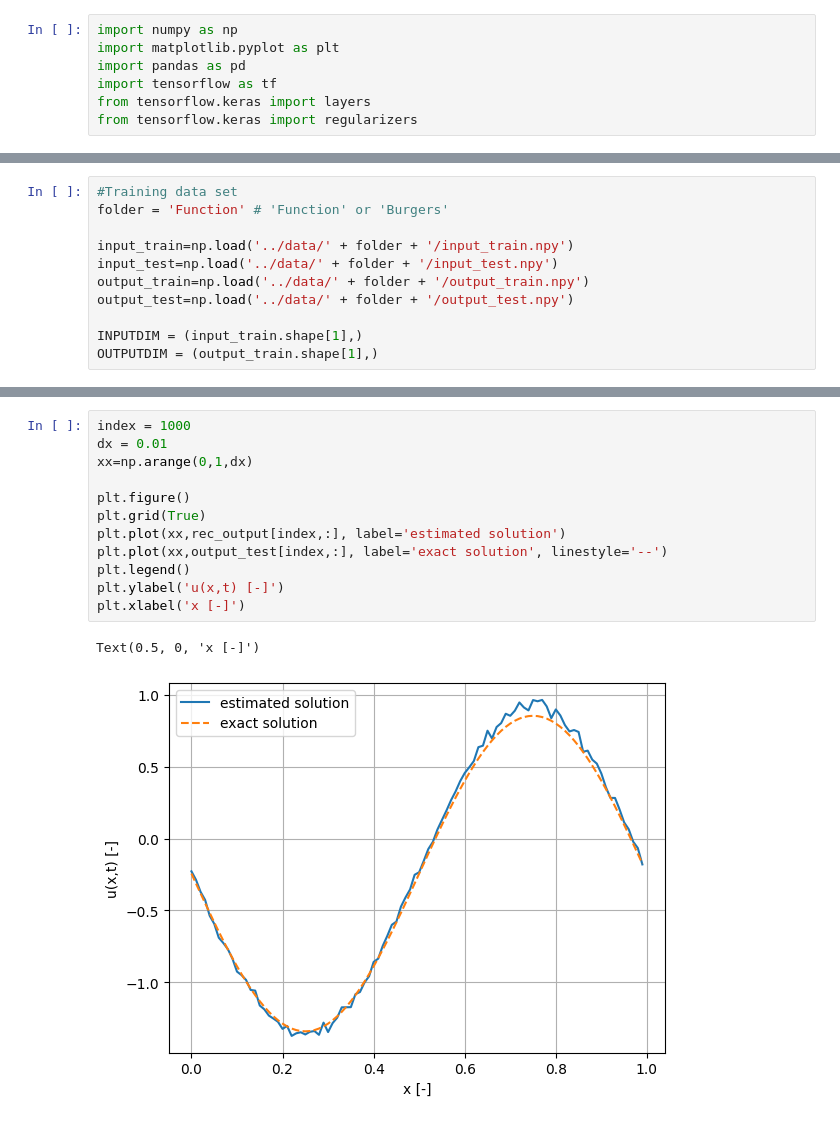
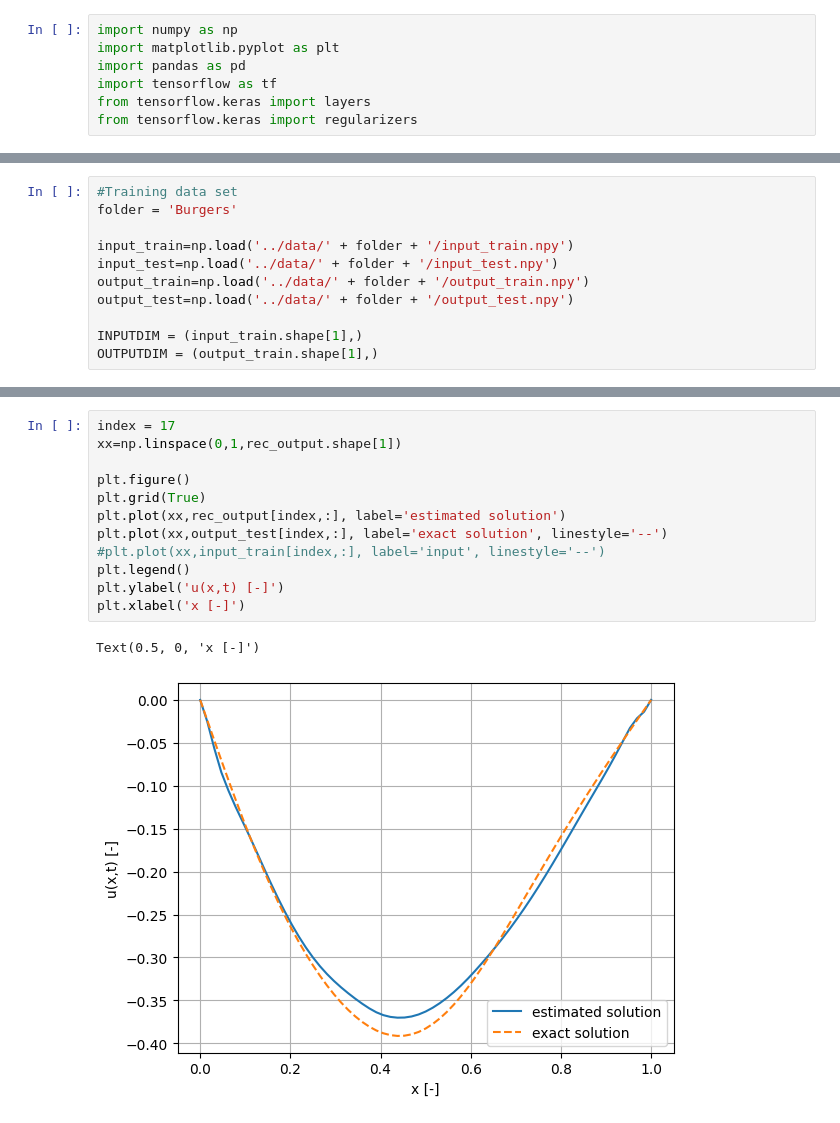
Before and after one commit to Adrianominora/Prevision, a Jupyter notebook: scripts/NN_Fourier.ipynb, the cells around one changed output, grey strips where cells are left out. Saved outputs shown, nothing was run; the diff lists cells and outputs as text.

```diff
--- a/scripts/NN_Fourier.ipynb
+++ b/scripts/NN_Fourier.ipynb
@@ -44,7 +44,7 @@ def compile_and_fit(model, name, x_train, y_train, x_test, y_test, optimizer=Non
     return history
 # %%
 #Training data set
-folder = 'Function' # 'Function' or 'Burgers'
+folder = 'Burgers'
 
 input_train=np.load('../data/' + folder + '/input_train.npy')
 input_test=np.load('../data/' + folder + '/input_test.npy')
@@ -366,18 +219,18 @@ rec_output = model.predict(input_test)
 # %%
-index = 1000
-dx = 0.01
-xx=np.arange(0,1,dx)
+index = 17
+xx=np.linspace(0,1,rec_output.shape[1])
 
 plt.figure()
 plt.grid(True)
 plt.plot(xx,rec_output[index,:], label='estimated solution')
 plt.plot(xx,output_test[index,:], label='exact solution', linestyle='--')
+#plt.plot(xx,input_train[index,:], label='input', linestyle='--')
 plt.legend()
 plt.ylabel('u(x,t) [-]')
 plt.xlabel('x [-]')
 # %% [output]
 Text(0.5, 0, 'x [-]')
-[figure, old version]
+[figure, new version]
 # %%
 save_NN = False
 # save_NN = True
```
Also changed, not shown: parts of 8 cells of this notebook, 1 other file.
